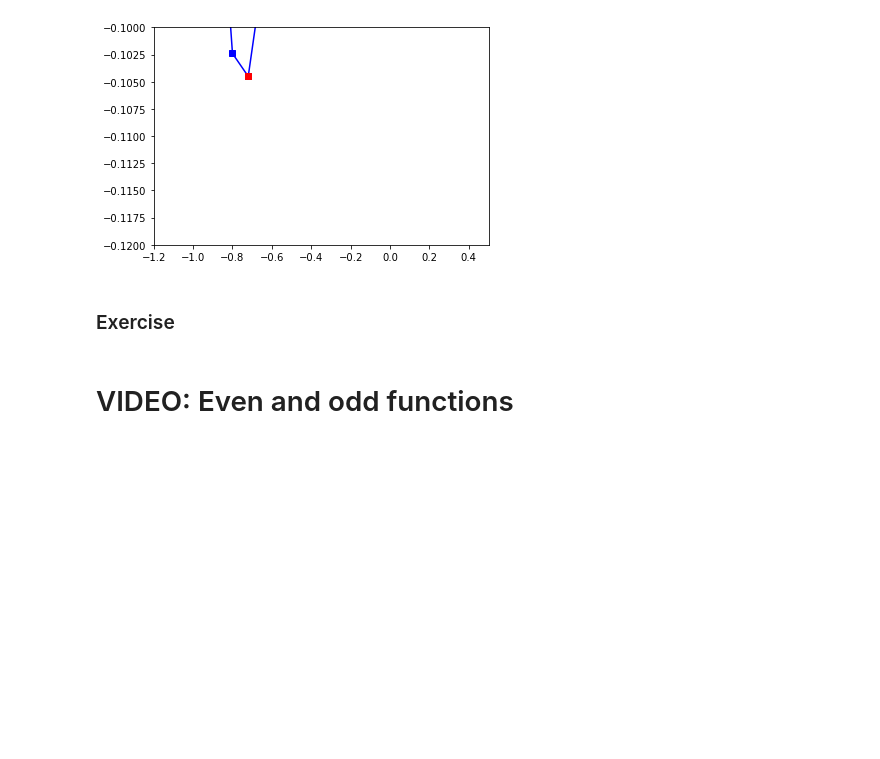
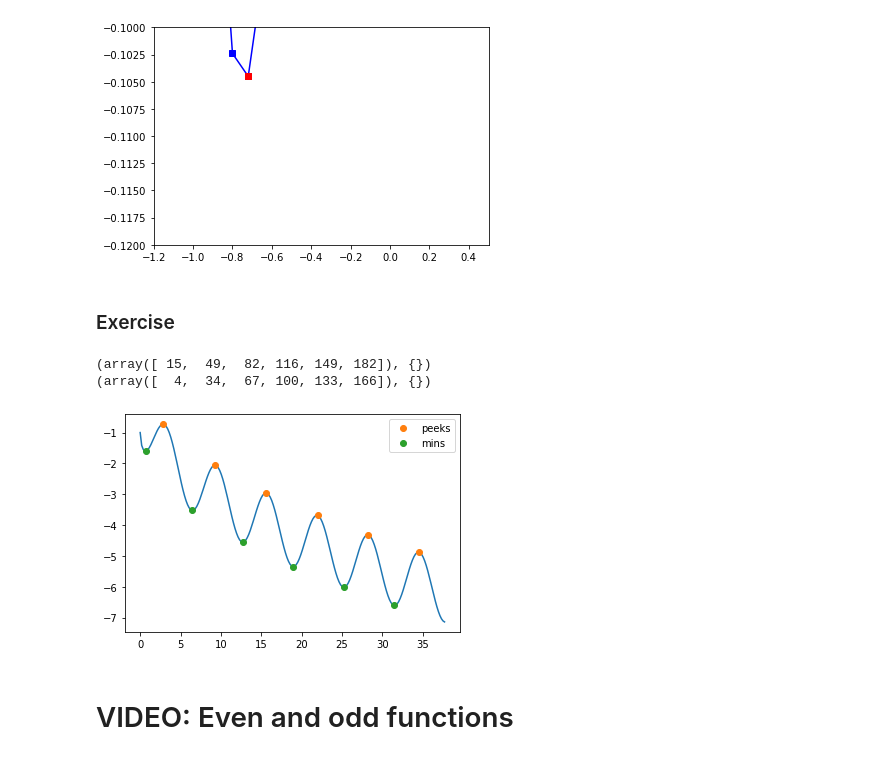
Before and after one commit to adel-nouar/Math_with_Python, a Jupyter notebook: Section07_pymath_algebra2.ipynb, the cells around one changed output. Drawn from its saved outputs; the diff is of its cells as text; code cells hidden in the pictures; blank space fills up the shorter version.

```diff
--- a/Section07_pymath_algebra2.ipynb
+++ b/Section07_pymath_algebra2.ipynb
@@ -1040,6 +1040,31 @@ plt.show()
 [figure]
 # %% [markdown]
 ### Exercise
+# %%
+from scipy.signal import find_peaks
+
+# x range
+x = np.linspace(0,12*np.pi,200)
+
+# the function f(x)
+fx = -( np.cos(x) + x**(1/2) )
+
+# find peaks
+peeks = find_peaks(fx)
+mins = find_peaks(-fx) # for finding all mins values
+print(peeks)
+print(mins)
+
+# draw the function
+plt.plot(x,fx)
+plt.plot(x[peeks[0]],fx[peeks[0]],'o', label='peeks')
+plt.plot(x[mins[0]],fx[mins[0]],'o', label='mins')
+plt.legend()
+plt.show()
+# %% [output]
+(array([ 15,  49,  82, 116, 149, 182]), {})
+(array([  4,  34,  67, 100, 133, 166]), {})
+[figure, added]
 # %% [markdown]
 # VIDEO: Even and odd functions
 # %% [markdown]
```
